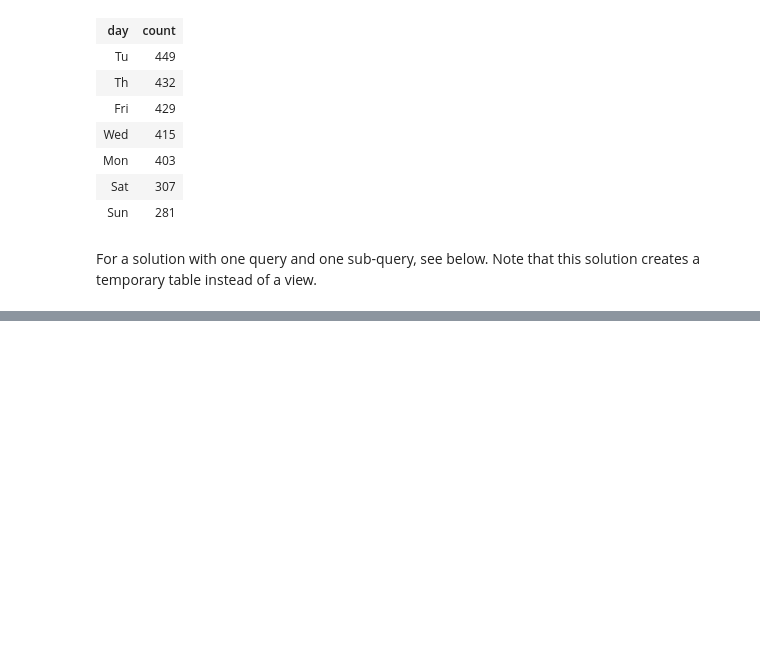
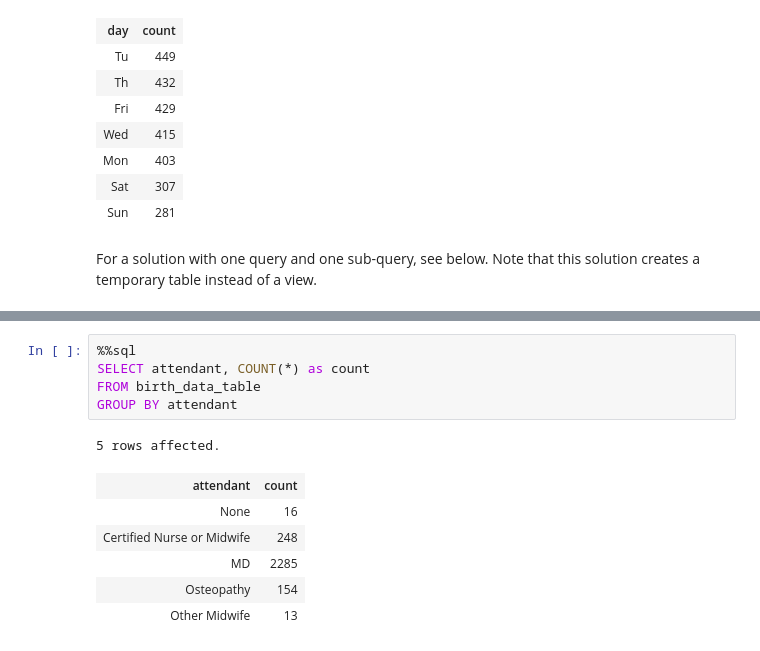
Before and after one commit to nwespe/CDPredictor, a Jupyter notebook: SQL Practice.ipynb, the cells around one changed output, grey strips where cells are left out. Cells and saved outputs as stored; diff of their text form; blank space fills up the shorter version.

```diff
--- a/SQL Practice.ipynb
+++ b/SQL Practice.ipynb
@@ -88,0 +101,13 @@ WHERE count = (SELECT MAX(count) FROM day_counts)
+# %%
+%%sql
+SELECT attendant, COUNT(*) as count
+FROM birth_data_table
+GROUP BY attendant
+# %% [output]
+5 rows affected.
+| attendant | count |
+| None | 16 |
+| Certified Nurse or Midwife | 248 |
+| MD | 2285 |
+| Osteopathy | 154 |
+| Other Midwife | 13 |
```
Also changed, not shown: parts of 15 cells of this notebook.
